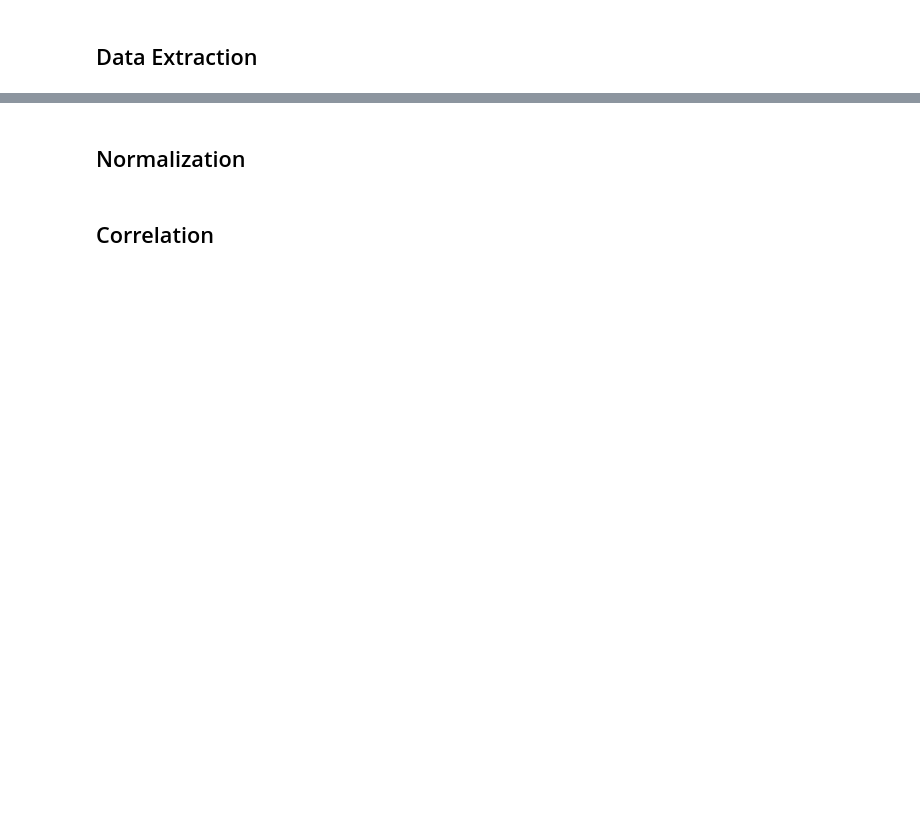
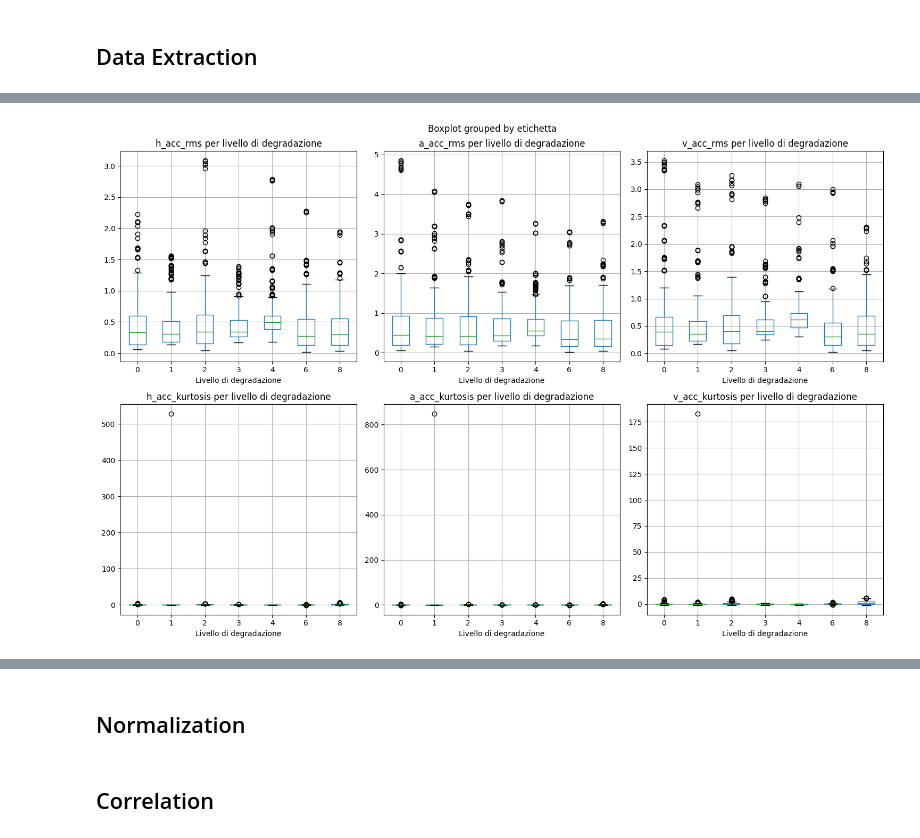
Before and after one commit to Andreavisi1/Challenge_B1_PHM_North_America_2023, a Jupyter notebook: challenge.ipynb, the cells around one changed output, grey strips where cells are left out. Cells and saved outputs as stored; diff of their text form; code cells hidden in the pictures; blank space fills up the shorter version.

```diff
--- a/challenge.ipynb
+++ b/challenge.ipynb
@@ -184,0 +320,17 @@ df.to_pickle("vibration_dataset.pkl")
+# %%
+# 5. Analisi delle features per livello di degradazione
+features_to_analyze = ['h_acc_rms', 'a_acc_rms', 'v_acc_rms',
+                      'h_acc_kurtosis', 'a_acc_kurtosis', 'v_acc_kurtosis']
+
+fig, axes = plt.subplots(2, 3, figsize=(15, 10))
+axes = axes.flatten()
+
+for i, feature in enumerate(features_to_analyze):
+    df_stats.boxplot(column=feature, by='etichetta', ax=axes[i])
+    axes[i].set_title(f'{feature} per livello di degradazione')
+    axes[i].set_xlabel('Livello di degradazione')
+
+plt.tight_layout()
+plt.show()
+# %% [output]
+[figure, added]
```
Also changed, not shown: parts of 12 cells of this notebook, 2 other files.
